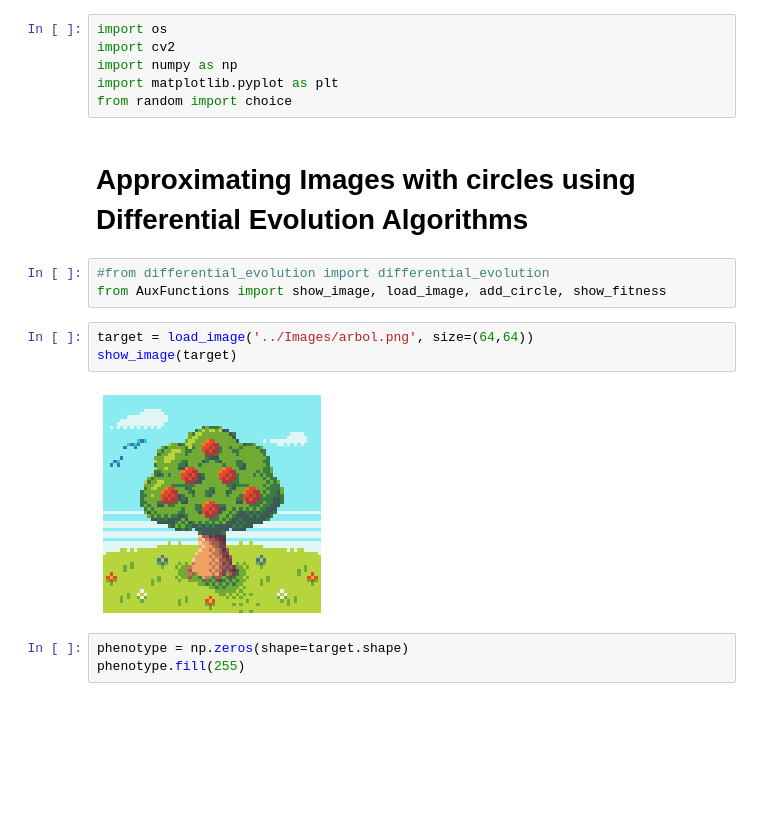
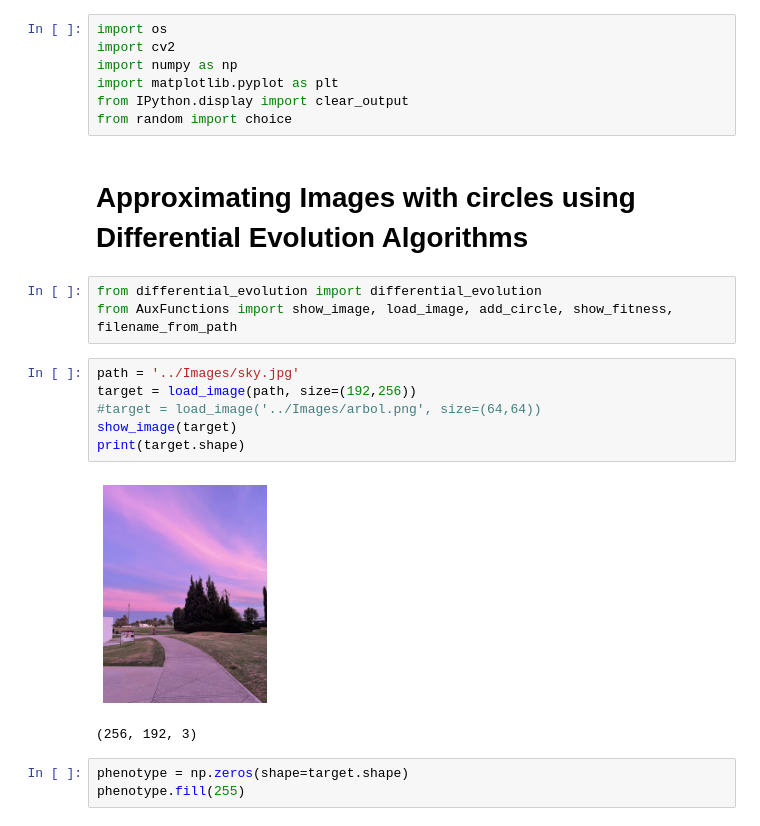
Before and after one commit to JHludwolf/Optimizacion_y_MetahuristicasII, a Jupyter notebook: Segundo Parcial/SegundoProyecto/Scripts/ApproximatingImages.ipynb, the cells around one changed output. Saved outputs shown, nothing was run; the diff lists cells and outputs as text; blank space fills up the shorter version.

Commit message:
Aux functions to clean the notebook

```diff
--- a/Segundo Parcial/SegundoProyecto/Scripts/ApproximatingImages.ipynb
+++ b/Segundo Parcial/SegundoProyecto/Scripts/ApproximatingImages.ipynb
@@ -3,17 +3,22 @@ import os
 import cv2
 import numpy as np
 import matplotlib.pyplot as plt
+from IPython.display import clear_output
 from random import choice
 # %% [markdown]
 # Approximating Images with circles using Differential Evolution Algorithms
 # %%
-#from differential_evolution import differential_evolution
-from AuxFunctions import show_image, load_image, add_circle, show_fitness
+from differential_evolution import differential_evolution
+from AuxFunctions import show_image, load_image, add_circle, show_fitness, filename_from_path
 # %%
-target = load_image('../Images/arbol.png', size=(64,64))
+path = '../Images/sky.jpg'
+target = load_image(path, size=(192,256))
+#target = load_image('../Images/arbol.png', size=(64,64))
 show_image(target)
+print(target.shape)
 # %% [output]
-[figure, old version]
+[figure, new version]
+(256, 192, 3)
 # %%
 phenotype = np.zeros(shape=target.shape)
 phenotype.fill(255)
```
Also changed, not shown: parts of 5 cells of this notebook, 17 other files.
